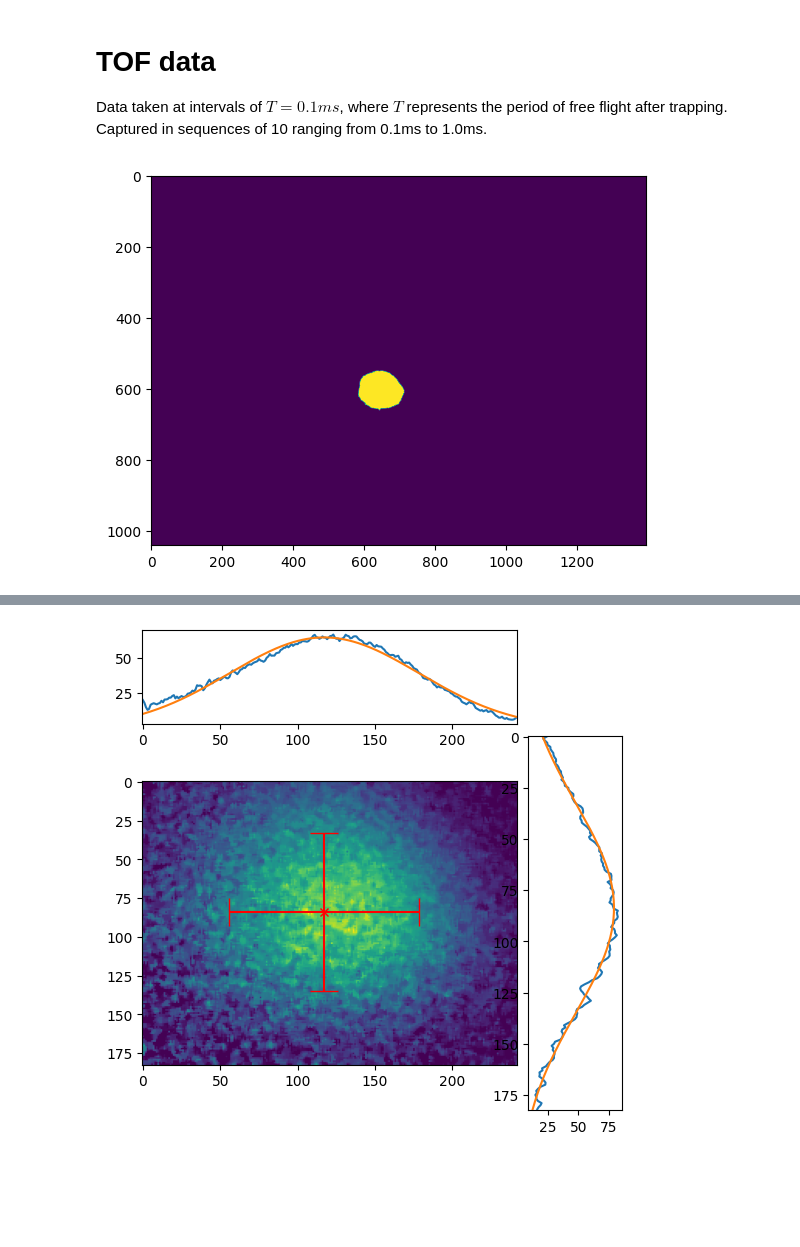
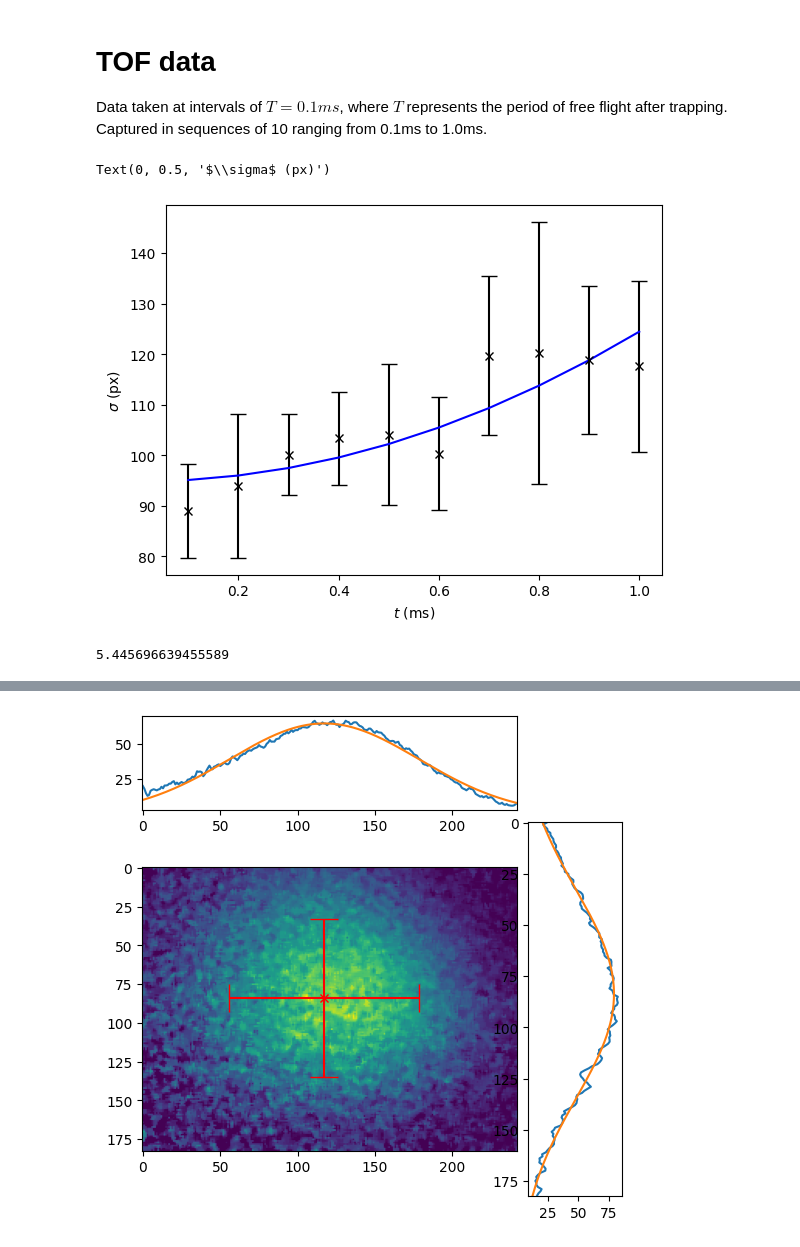
Before and after one commit to benmcdonough20/MOTsArentForKids, a Jupyter notebook: TOF/TOF.ipynb, the cells around one changed output, grey strips where cells are left out. Cells and saved outputs as stored; diff of their text form; code cells hidden in the pictures; blank space fills up the shorter version.

```diff
--- a/TOF/TOF.ipynb
+++ b/TOF/TOF.ipynb
@@ -161,7 +162,3 @@ class DataRun:
         ax_x.plot(self.gaussian_fit(np.arange(len(self.x)),*self.popt_x),np.arange(len(self.x)))
 
         ax.errorbar(self.popt_y[1], self.popt_x[1], xerr = np.abs(self.popt_y[2]), yerr = np.abs(self.popt_x[2]), color = 'r', marker = "x", capsize = 10)
-# %%
-data[0].plot_blob()
-# %% [output]
-[figure, removed]
@@ -167,0 +169,22 @@ data[0].plot_blob()
+# %%
+sigma_times = {time :   [] for time in np.arange(.1, 1.1, .1)}
+for i,time in enumerate(time_data):
+    sigma_times[data[i].time].append(np.sqrt(data[i].popt_x[2]**2+data[i].popt_y[2]**2))
+# %%
+errs = [np.std(sigma_times[i]) for i in np.arange(.1, 1.1, .1)]
+means = [np.mean(sigma_times[i]) for i in np.arange(.1, 1.1, .1)]
+# %%
+fit = lambda t, a, b : a*t**2+b
+popt, pcov = curve_fit(fit, np.arange(.1, 1.1, .1), means, sigma = errs)
+# %%
+plt.errorbar(np.arange(.1, 1.1, .1),means, yerr = errs, c= "k", capsize = 6, linestyle = "None", marker = "x")
+plt.plot(np.arange(.1, 1.1, .1),fit(np.arange(.1, 1.1, .1), *popt), c = "b")
+plt.xlabel(r"$t$ (ms)")
+plt.ylabel(r"$\sigma$ (px)")
+# %% [output]
+Text(0, 0.5, '$\\sigma$ (px)')
+[figure, added]
+# %%
+np.sqrt(-popt[0])
+# %% [output]
+5.445696639455589
```
Also changed, not shown: parts of 7 cells of this notebook, 1 other file.
